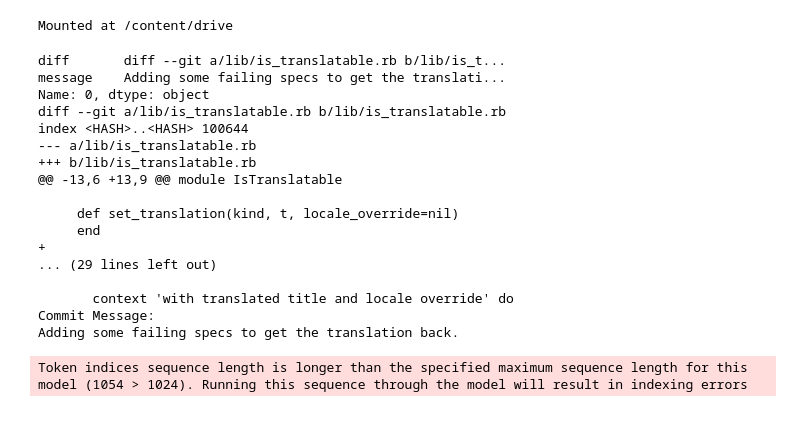
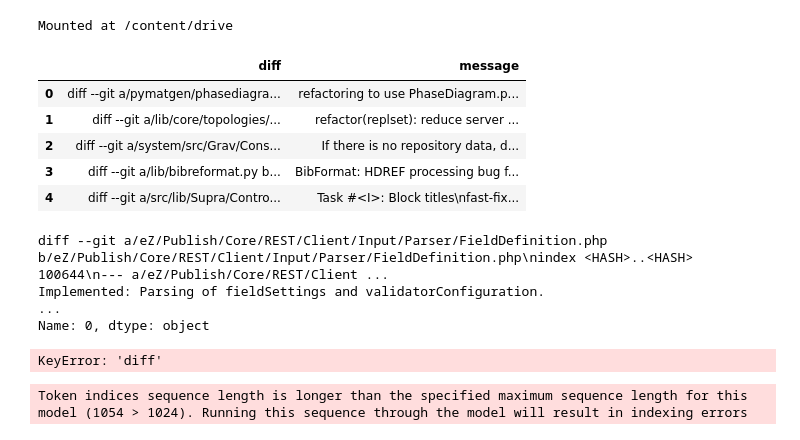
Before and after one commit to Vasilis-Kyriakopoulos/Finetune-LLM-, a Jupyter notebook: finetune.ipynb, the cells around one changed output. Cells and saved outputs as stored; diff of their text form; code cells hidden in the pictures.

```diff
--- a/finetune.ipynb
+++ b/finetune.ipynb
@@ -56,7 +58,16 @@ for chunk in pd.read_csv(input_csv, chunksize=chunk_size):
     first = False
 # %%
 import pandas as pd
-train_df = pd.read_csv("commitbench_train_10pct.csv")
+train_df = pd.read_csv(main_path + "commitbench_train_1pct.csv")
+# %%
+train_df.head()
+# %% [output]
+|  | diff | message |
+| 0 | diff --git a/pymatgen/phasediagra... | refactoring to use PhaseDiagram.p... |
+| 1 | diff --git a/lib/core/topologies/... | refactor(replset): reduce server ... |
+| 2 | diff --git a/system/src/Grav/Cons... | If there is no repository data, d... |
+| 3 | diff --git a/lib/bibreformat.py b... | BibFormat: HDREF processing bug f... |
+| 4 | diff --git a/src/lib/Supra/Contro... | Task #<I>: Block titles\nfast-fix... |
 # %%
 def format_input(entry):
 
@@ -66,23 +77,10 @@ def format_input(entry):
 print(train_df.iloc[0])
 print(format_input(train_df.iloc[0]))
 # %% [output]
-diff       diff --git a/lib/is_translatable.rb b/lib/is_t...
-message    Adding some failing specs to get the translati...
+diff --git a/eZ/Publish/Core/REST/Client/Input/Parser/FieldDefinition.php b/eZ/Publish/Core/REST/Client/Input/Parser/FieldDefinition.php\nindex <HASH>..<HASH> 100644\n--- a/eZ/Publish/Core/REST/Client ...
+Implemented: Parsing of fieldSettings and validatorConfiguration.                                                                                                                                        ...
 Name: 0, dtype: object
-diff --git a/lib/is_translatable.rb b/lib/is_translatable.rb
-index <HASH>..<HASH> 100644
---- a/lib/is_translatable.rb
-+++ b/lib/is_translatable.rb
-@@ -13,6 +13,9 @@ module IsTranslatable
-
-     def set_translation(kind, t, locale_override=nil)
-     end
-+
-... (29 lines left out)
-
-       context 'with translated title and locale override' do
-Commit Message:
-Adding some failing specs to get the translation back.
+KeyError: 'diff'
 # %%
 import numpy as np
 from transformers import AutoTokenizer
```
Also changed, not shown: parts of 3 cells of this notebook.
